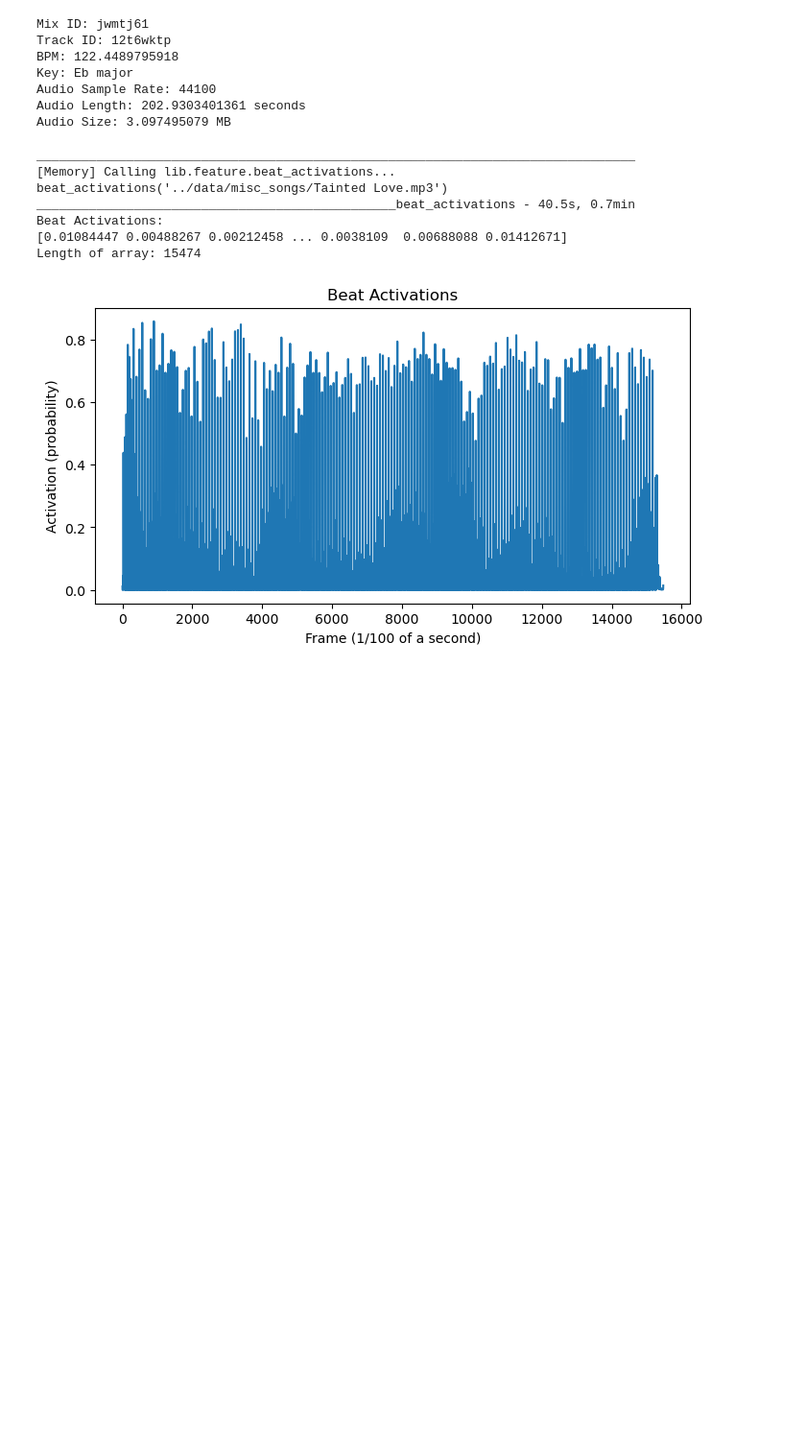
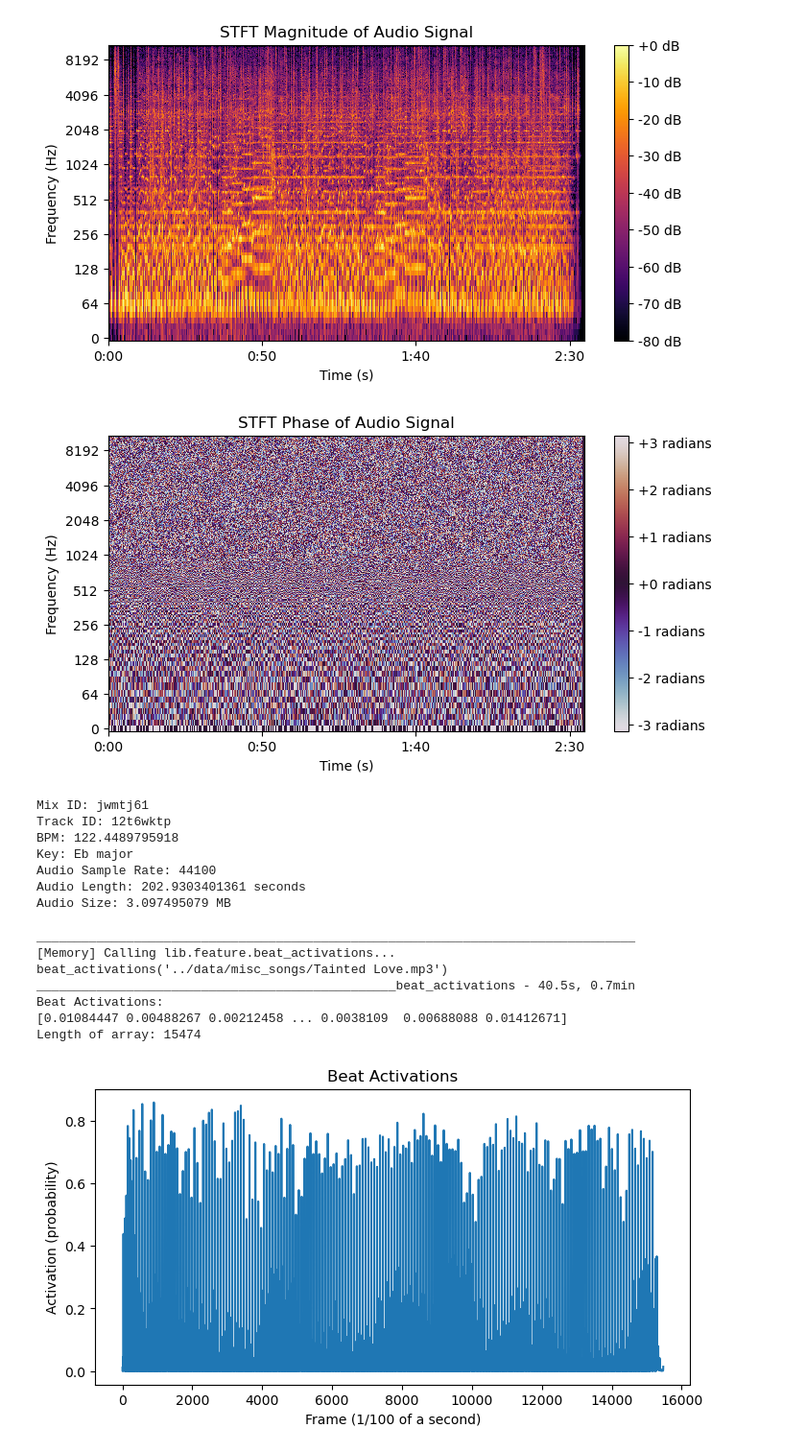
Before and after one commit to michaelhein39/dj-transition-predictor, a Jupyter notebook: notebooks/features_eda.ipynb, the cells around one changed output. Shown at 96% size. Drawn from its saved outputs; the diff is of its cells as text; code cells hidden in the pictures; blank space fills up the shorter version.

Commit message:
added STFT visual

```diff
--- a/notebooks/features_eda.ipynb
+++ b/notebooks/features_eda.ipynb
@@ -13,6 +14,39 @@ import lib.feature as ft
 # Load the audio file
 audio_path = '../data/misc_songs/Tainted Love.mp3'
 audio_signal, sr = librosa.load(audio_path)
+# %%
+# Compute the STFT of the audio signal
+n_fft = N_FFT  # Length of the FFT window
+hop_length = HOP_LENGTH  # Number of samples between successive frames
+stft_matrix = librosa.stft(audio_signal, n_fft=n_fft, hop_length=hop_length)
+
+# Convert the complex-valued STFT matrix to magnitude and phase
+stft_magnitude = np.abs(stft_matrix)
+stft_phase = np.angle(stft_matrix)
+
+# Convert the magnitude to decibels (dB)
+stft_db = librosa.amplitude_to_db(stft_magnitude, ref=np.max)
+
+# Plot the STFT magnitude
+plt.figure(figsize=(8, 4))
+librosa.display.specshow(stft_db, sr=sr, hop_length=hop_length, x_axis='time', y_axis='log', cmap='inferno')
+plt.colorbar(format='%+2.0f dB')
+plt.title('STFT Magnitude of Audio Signal')
+plt.xlabel('Time (s)')
+plt.ylabel('Frequency (Hz)')
+plt.show()
+
+# Plot the STFT phase
+plt.figure(figsize=(8, 4))
+librosa.display.specshow(stft_phase, sr=sr, hop_length=hop_length, x_axis='time', y_axis='log', cmap='twilight')
+plt.colorbar(format='%+2.0f radians')
+plt.title('STFT Phase of Audio Signal')
+plt.xlabel('Time (s)')
+plt.ylabel('Frequency (Hz)')
+plt.show()
+# %% [output]
+[figure, added]
+[figure, added]
 # %%
 # Data on this track from tracks.csv
 tracks = pd.read_csv('../data/meta/tracks.csv')
```
Also changed, not shown: parts of 1 cell of this notebook.
